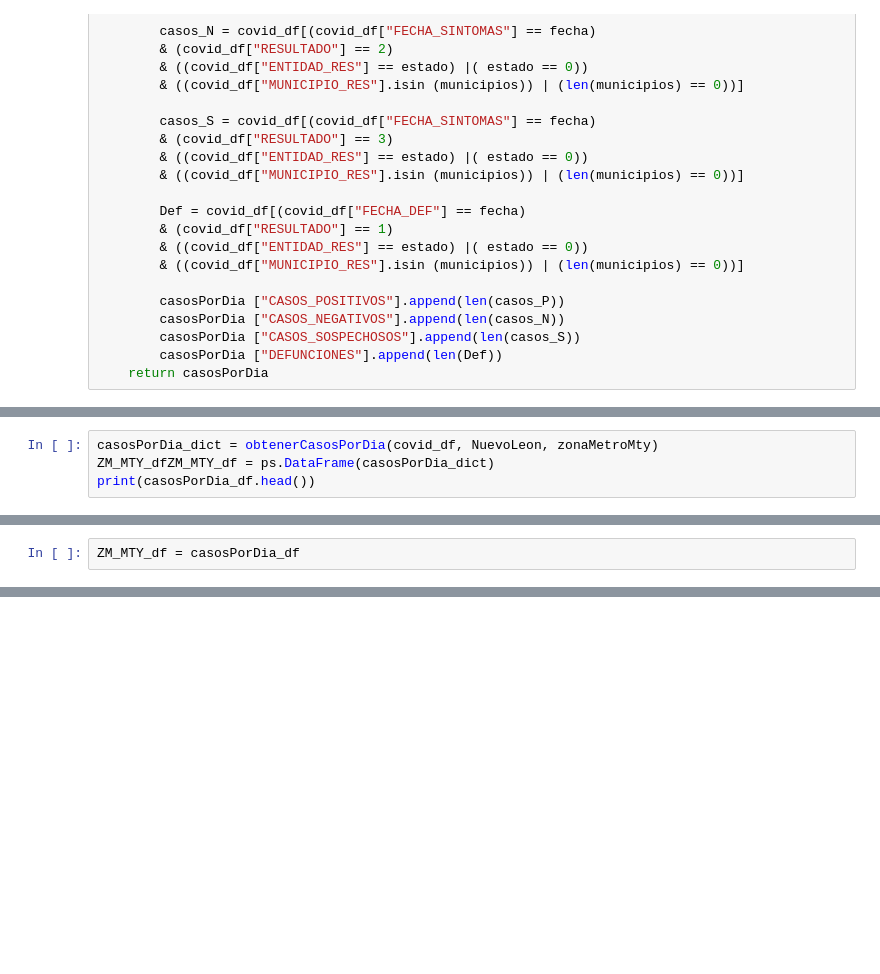
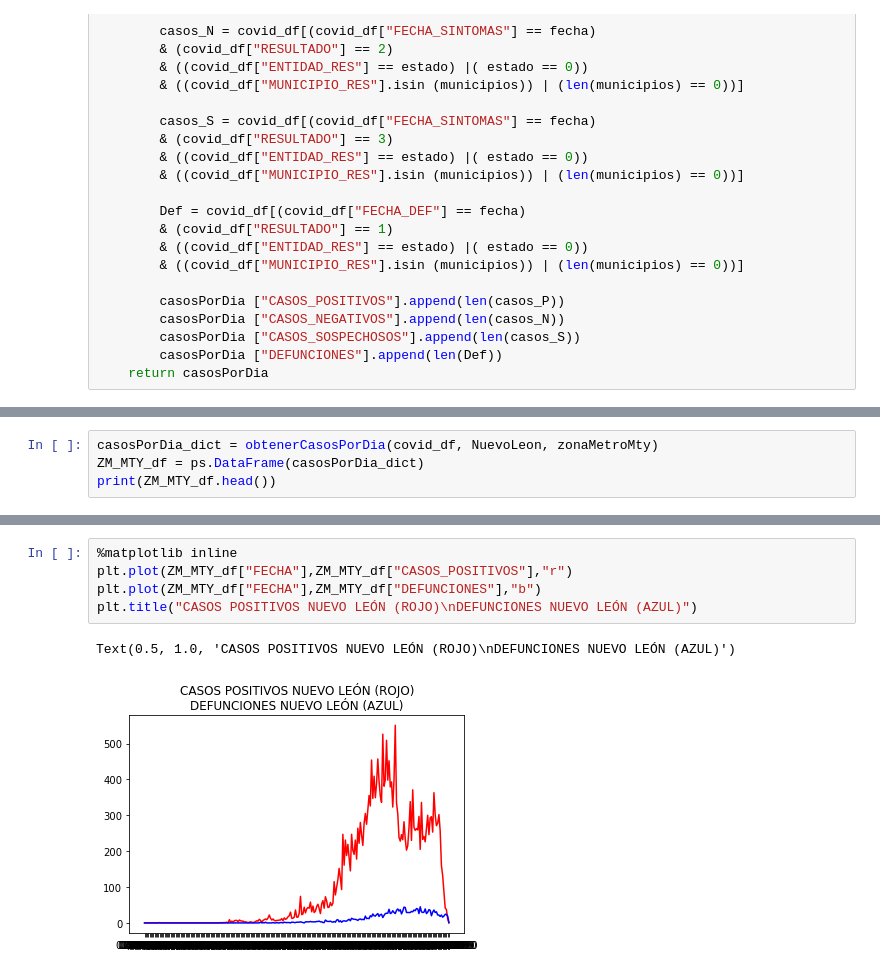
Before and after one commit to EduHdzVillasana/COVIDSTATSMX, a Jupyter notebook: Scripts/COVID_NB.ipynb, the cells around one changed output, grey strips where cells are left out. Saved outputs shown, nothing was run; the diff lists cells and outputs as text; blank space fills up the shorter version.

```diff
--- a/Scripts/COVID_NB.ipynb
+++ b/Scripts/COVID_NB.ipynb
@@ -193,5 +231,5 @@ TypeError: object of type 'NoneType' has no len()
 # %%
 casosPorDia_dict = obtenerCasosPorDia(covid_df, NuevoLeon, zonaMetroMty)
-ZM_MTY_dfZM_MTY_df = ps.DataFrame(casosPorDia_dict)
-print(casosPorDia_df.head())
+ZM_MTY_df = ps.DataFrame(casosPorDia_dict)
+print(ZM_MTY_df.head())
 # %% [output]
@@ -199,2 +248,0 @@ TypeError: object of type 'NoneType' has no len()
-# %%
-ZM_MTY_df = casosPorDia_df
@@ -217,0 +266,8 @@ NameError: name 'ZM_MTY_df' is not defined
+# %%
+%matplotlib inline
+plt.plot(ZM_MTY_df["FECHA"],ZM_MTY_df["CASOS_POSITIVOS"],"r")
+plt.plot(ZM_MTY_df["FECHA"],ZM_MTY_df["DEFUNCIONES"],"b")
+plt.title("CASOS POSITIVOS NUEVO LEÓN (ROJO)\nDEFUNCIONES NUEVO LEÓN (AZUL)")
+# %% [output]
+Text(0.5, 1.0, 'CASOS POSITIVOS NUEVO LEÓN (ROJO)\nDEFUNCIONES NUEVO LEÓN (AZUL)')
+[figure, added]
```
Also changed, not shown: parts of 11 cells of this notebook.
